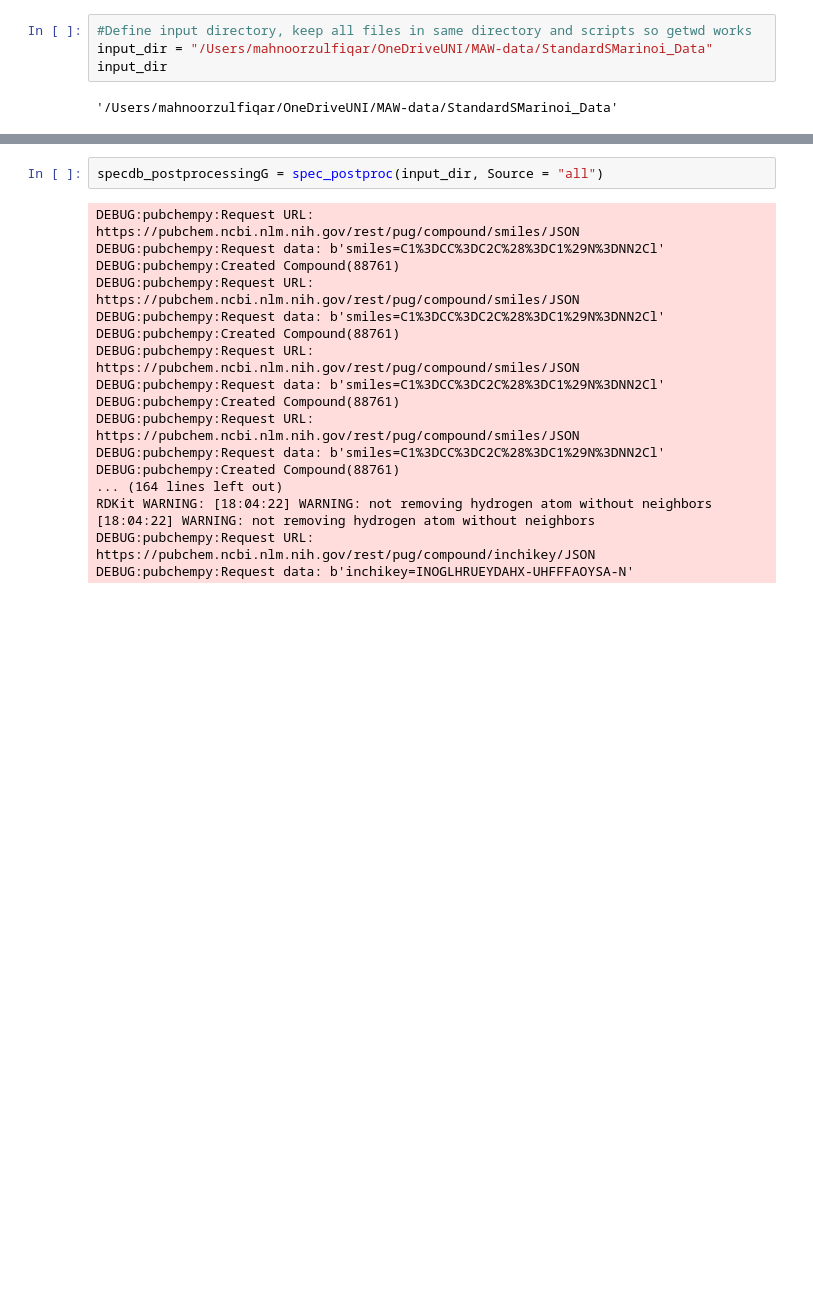
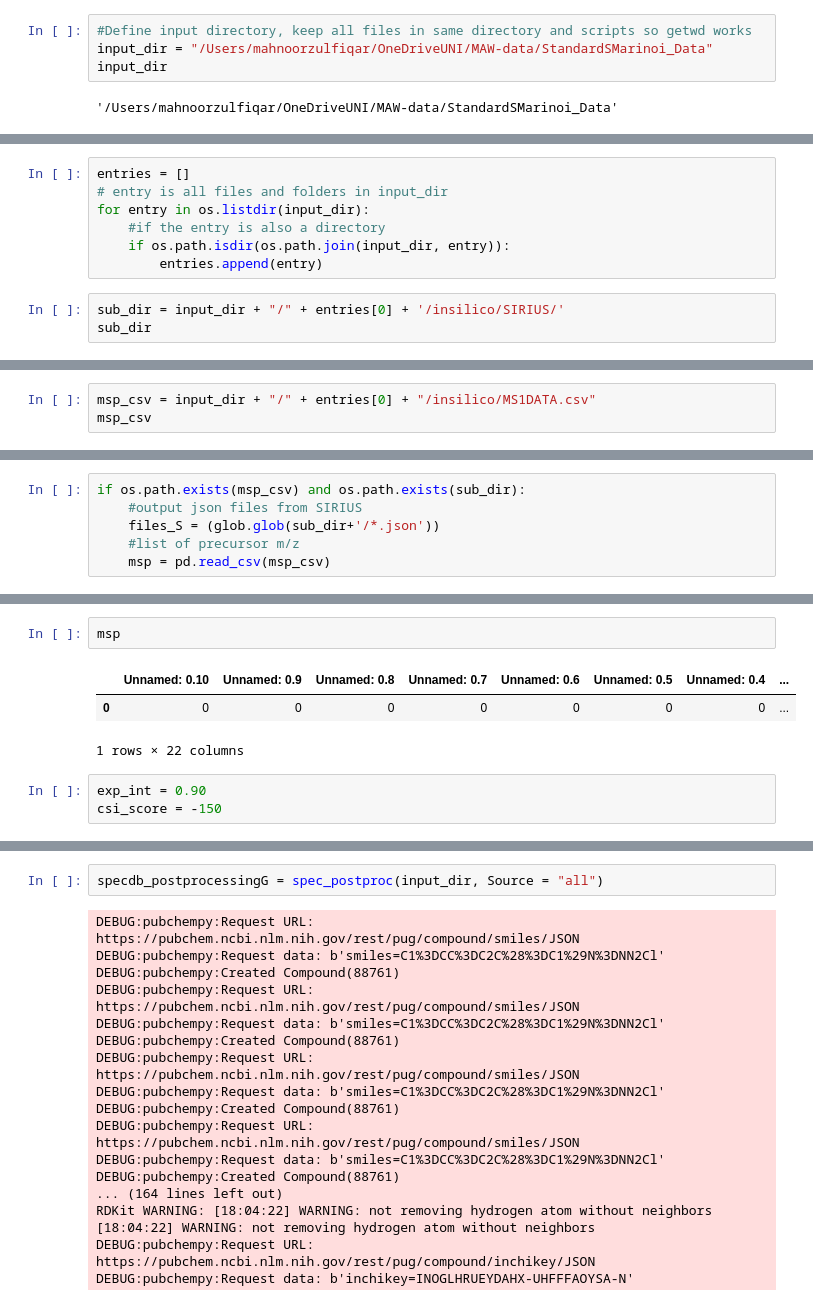
Before and after one commit to zmahnoor14/MAW, a Jupyter notebook: Workflow_Python_Script.ipynb, the cells around one changed output, grey strips where cells are left out. Cells and saved outputs as stored; diff of their text form; blank space fills up the shorter version.

Commit message:
modified sirius_postproc

```diff
--- a/Workflow_Python_Script.ipynb
+++ b/Workflow_Python_Script.ipynb
@@ -15,0 +22,10 @@ input_dir
+# %%
+entries = []
+# entry is all files and folders in input_dir
+for entry in os.listdir(input_dir):
+    #if the entry is also a directory
+    if os.path.isdir(os.path.join(input_dir, entry)):
+        entries.append(entry)
+# %%
+sub_dir = input_dir + "/" + entries[0] + '/insilico/SIRIUS/'
+sub_dir
@@ -15,0 +34,3 @@ input_dir
+# %%
+msp_csv = input_dir + "/" + entries[0] + "/insilico/MS1DATA.csv"
+msp_csv
@@ -15,0 +39,6 @@ input_dir
+# %%
+if os.path.exists(msp_csv) and os.path.exists(sub_dir):
+    #output json files from SIRIUS
+    files_S = (glob.glob(sub_dir+'/*.json'))
+    #list of precursor m/z
+    msp = pd.read_csv(msp_csv)
@@ -15,0 +50,9 @@ input_dir
+# %%
+msp
+# %% [output]
+|  | Unnamed: 0.10 | Unnamed: 0.9 | Unnamed: 0.8 | Unnamed: 0.7 | Unnamed: 0.6 | Unnamed: 0.5 | Unnamed: 0.4 | ... |
+| 0 | 0 | 0 | 0 | 0 | 0 | 0 | 0 | ... |
+1 rows × 22 columns
+# %%
+exp_int = 0.90
+csi_score = -150
```
Also changed, not shown: parts of 6 cells of this notebook, 2 other files.
